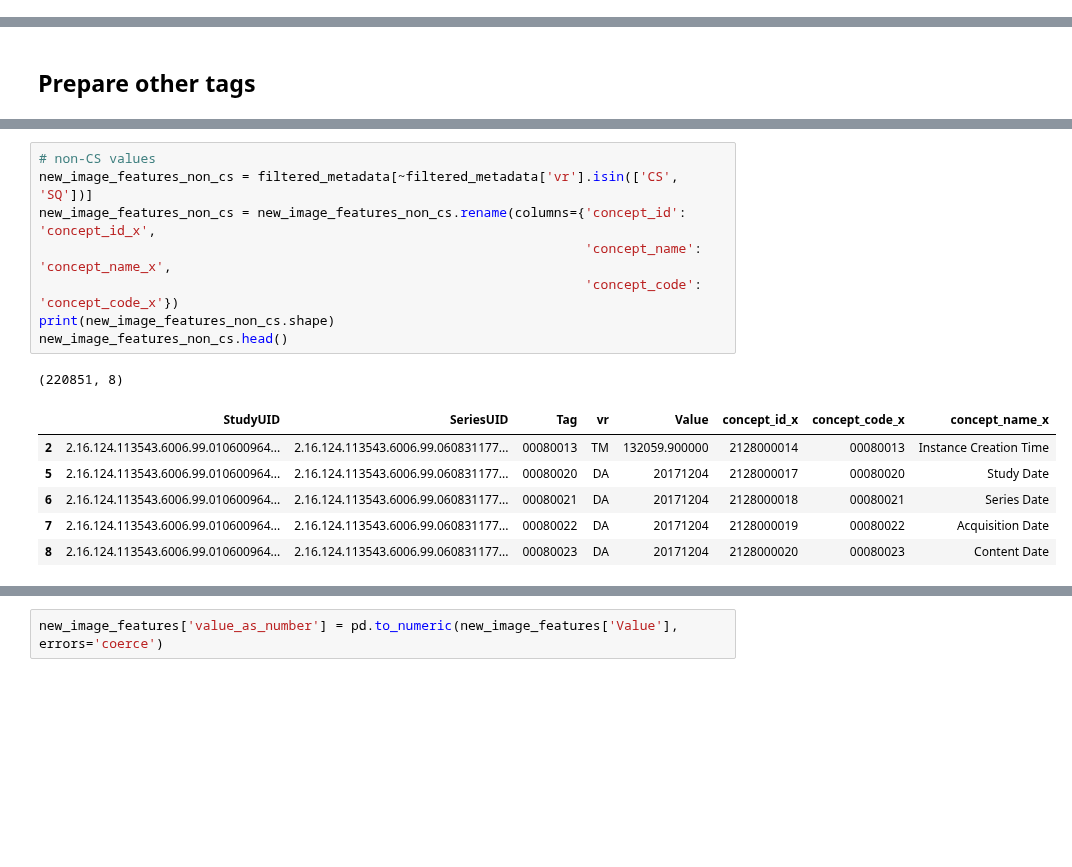
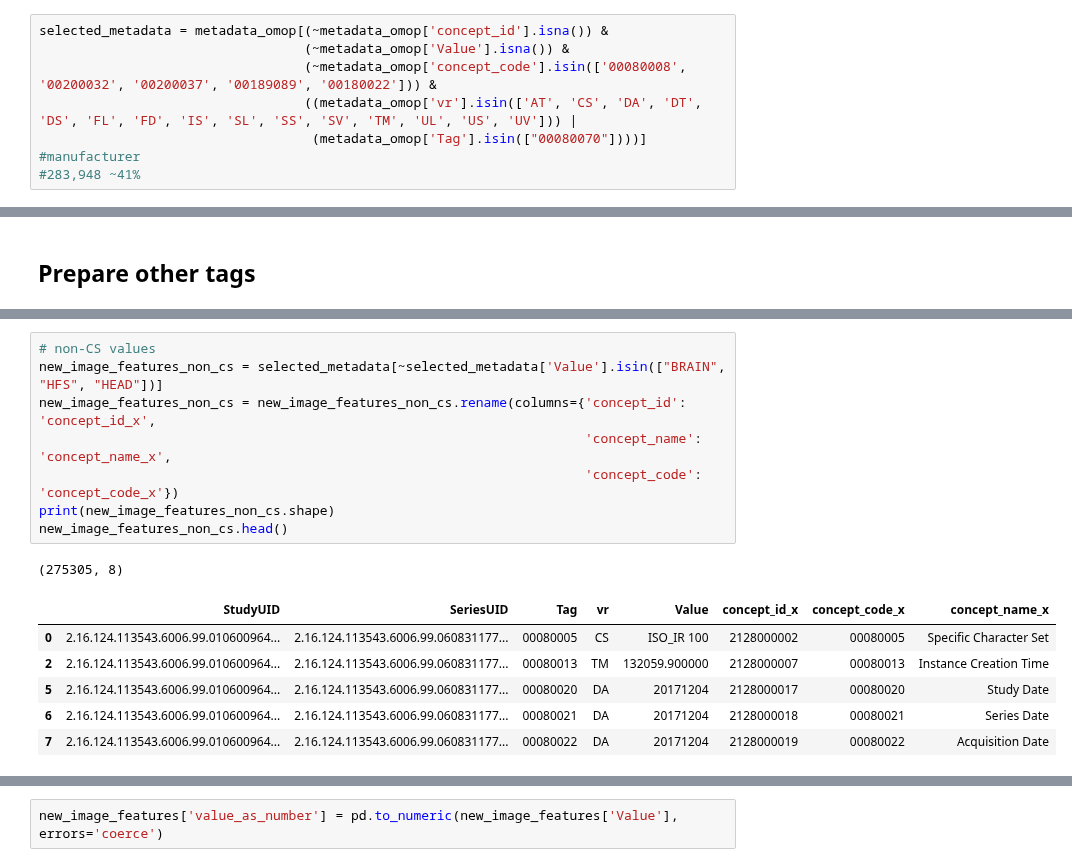
Before and after one commit to paulnagy/DICOM2OMOP, a Jupyter notebook: demonstration/transform_imaging_metadata.ipynb, the cells around one changed output, grey strips where cells are left out. Saved outputs shown, nothing was run; the diff lists cells and outputs as text; blank space fills up the shorter version.

```diff
--- a/demonstration/transform_imaging_metadata.ipynb
+++ b/demonstration/transform_imaging_metadata.ipynb
@@ -59,0 +85,7 @@ metadata_omop[~metadata_omop['concept_id'].isna()].shape #296396 ~43%
+# %%
+selected_metadata = metadata_omop[(~metadata_omop['concept_id'].isna()) &
+                                  (~metadata_omop['Value'].isna()) &
+                                  (~metadata_omop['concept_code'].isin(['00080008', '00200032', '00200037', '00189089', '00180022'])) &
+                                  ((metadata_omop['vr'].isin(['AT', 'CS', 'DA', 'DT', 'DS', 'FL', 'FD', 'IS', 'SL', 'SS', 'SV', 'TM', 'UL', 'US', 'UV'])) |
+                                   (metadata_omop['Tag'].isin(["00080070"])))] #manufacturer
+#283,948 ~41%
@@ -293,19 +304,19 @@ new_image_features_cs.head()
 # %%
 # non-CS values
-new_image_features_non_cs = filtered_metadata[~filtered_metadata['vr'].isin(['CS', 'SQ'])]
+new_image_features_non_cs = selected_metadata[~selected_metadata['Value'].isin(["BRAIN", "HFS", "HEAD"])]
 new_image_features_non_cs = new_image_features_non_cs.rename(columns={'concept_id': 'concept_id_x',
                                                                       'concept_name': 'concept_name_x',
                                                                       'concept_code': 'concept_code_x'})
 print(new_image_features_non_cs.shape)
 new_image_features_non_cs.head()
 # %% [output]
-(220851, 8)
+(275305, 8)
 |  | StudyUID | SeriesUID | Tag | vr | Value | concept_id_x | concept_code_x | concept_name_x |
-| 2 | 2.16.124.113543.6006.99.010600964... | 2.16.124.113543.6006.99.060831177... | 00080013 | TM | 132059.900000 | 2128000014 | 00080013 | Instance Creation Time |
+| 0 | 2.16.124.113543.6006.99.010600964... | 2.16.124.113543.6006.99.060831177... | 00080005 | CS | ISO_IR 100 | 2128000002 | 00080005 | Specific Character Set |
+| 2 | 2.16.124.113543.6006.99.010600964... | 2.16.124.113543.6006.99.060831177... | 00080013 | TM | 132059.900000 | 2128000007 | 00080013 | Instance Creation Time |
 | 5 | 2.16.124.113543.6006.99.010600964... | 2.16.124.113543.6006.99.060831177... | 00080020 | DA | 20171204 | 2128000017 | 00080020 | Study Date |
 | 6 | 2.16.124.113543.6006.99.010600964... | 2.16.124.113543.6006.99.060831177... | 00080021 | DA | 20171204 | 2128000018 | 00080021 | Series Date |
 | 7 | 2.16.124.113543.6006.99.010600964... | 2.16.124.113543.6006.99.060831177... | 00080022 | DA | 20171204 | 2128000019 | 00080022 | Acquisition Date |
-| 8 | 2.16.124.113543.6006.99.010600964... | 2.16.124.113543.6006.99.060831177... | 00080023 | DA | 20171204 | 2128000020 | 00080023 | Content Date |
 # %%
 new_image_features = pd.concat([new_image_features_cs, new_image_features_non_cs])
 new_image_features['concept_id_y'] = new_image_features['concept_id_y'].astype('Int64')
```
Also changed, not shown: parts of 30 cells of this notebook, 9 other files.
